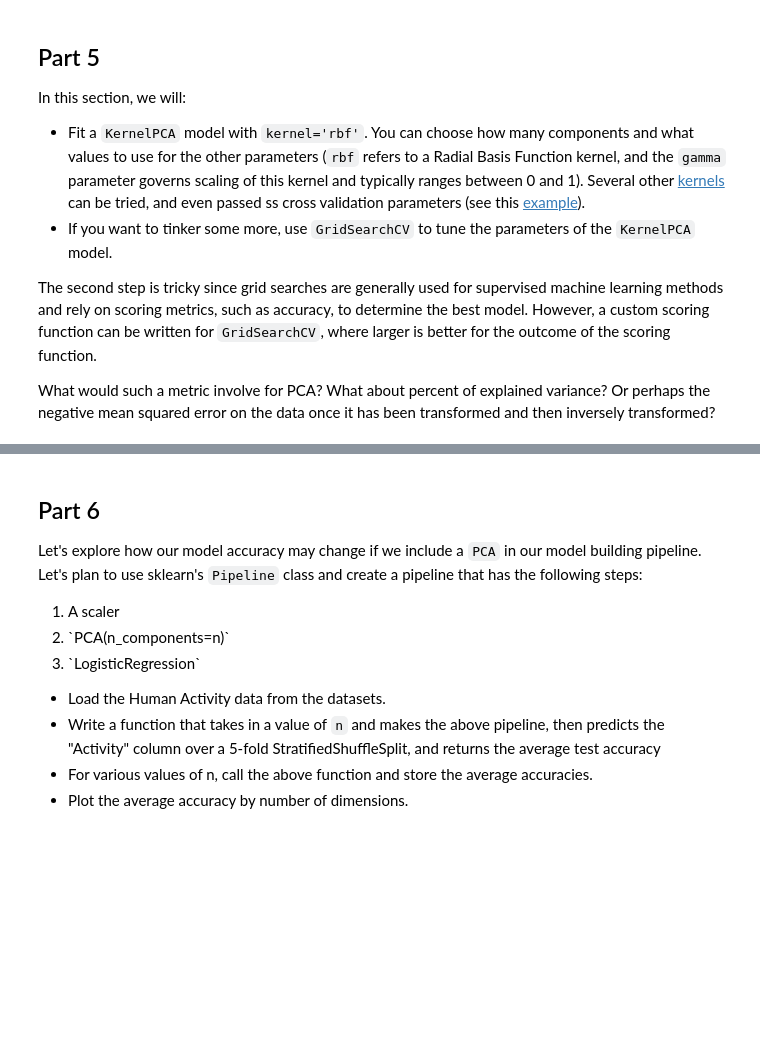
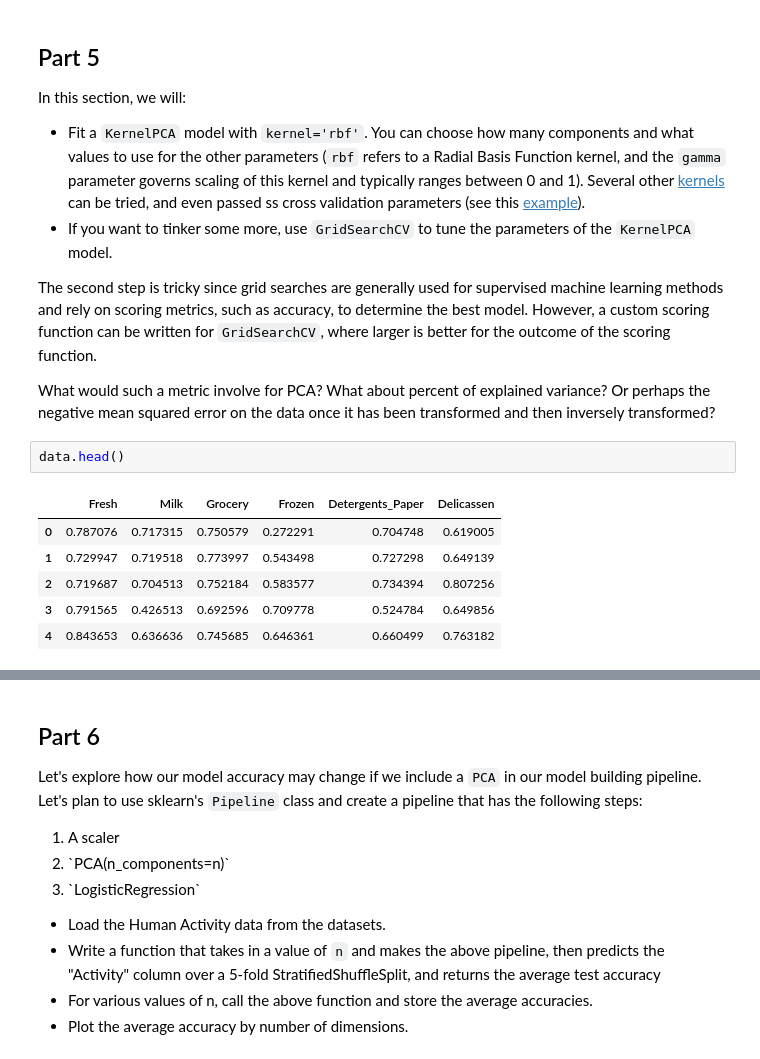
Before and after one commit to AlexTRee/contedu, a Jupyter notebook: IBM_ML/Course4_Unsupervised_Machine_Learning/notebooks/04d_DEMO_Dimensionality_Reduction.ipynb, the cells around one changed output, grey strips where cells are left out. Drawn from its saved outputs; the diff is of its cells as text; blank space fills up the shorter version.

```diff
--- a/IBM_ML/Course4_Unsupervised_Machine_Learning/notebooks/04d_DEMO_Dimensionality_Reduction.ipynb
+++ b/IBM_ML/Course4_Unsupervised_Machine_Learning/notebooks/04d_DEMO_Dimensionality_Reduction.ipynb
@@ -294,6 +294,15 @@ In this section, we will:
 The second step is tricky since grid searches are generally used for supervised machine learning methods and rely on scoring metrics, such as accuracy, to determine the best model. However, a custom scoring function can be written for `GridSearchCV`, where larger is better for the outcome of the scoring function.
 
 What would such a metric involve for PCA? What about percent of explained variance? Or perhaps the negative mean squared error on the data once it has been transformed and then inversely transformed?
+# %%
+data.head()
+# %% [output]
+|  | Fresh | Milk | Grocery | Frozen | Detergents_Paper | Delicassen |
+| 0 | 0.787076 | 0.717315 | 0.750579 | 0.272291 | 0.704748 | 0.619005 |
+| 1 | 0.729947 | 0.719518 | 0.773997 | 0.543498 | 0.727298 | 0.649139 |
+| 2 | 0.719687 | 0.704513 | 0.752184 | 0.583577 | 0.734394 | 0.807256 |
+| 3 | 0.791565 | 0.426513 | 0.692596 | 0.709778 | 0.524784 | 0.649856 |
+| 4 | 0.843653 | 0.636636 | 0.745685 | 0.646361 | 0.660499 | 0.763182 |
 # %%
 from sklearn.decomposition import KernelPCA
 from sklearn.model_selection import GridSearchCV
```
Also changed, not shown: parts of 5 cells of this notebook, 2 other files.
